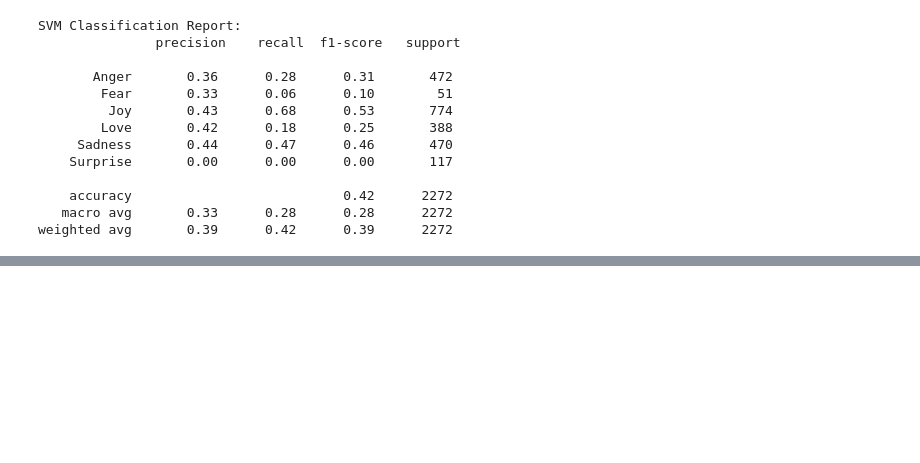
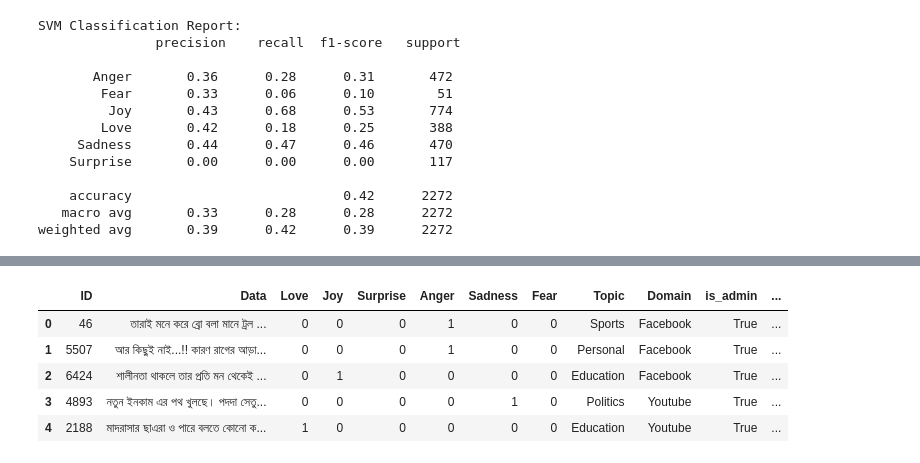
Before and after one commit to nafi-ullah/sentiment-analysis, a Jupyter notebook: main.ipynb, the cells around one changed output, grey strips where cells are left out. Cells and saved outputs as stored; diff of their text form; code cells hidden in the pictures; blank space fills up the shorter version.

```diff
--- a/main.ipynb
+++ b/main.ipynb
@@ -361,0 +426,9 @@ weighted avg       0.39      0.42      0.39      2272
+# %%
+df_test.head()
+# %% [output]
+|  | ID | Data | Love | Joy | Surprise | Anger | Sadness | Fear | Topic | Domain | is_admin | ... |
+| 0 | 46 | তারাই মনে করে ব্রো বলা মানে ট্রল ... | 0 | 0 | 0 | 1 | 0 | 0 | Sports | Facebook | True | ... |
+| 1 | 5507 | আর কিছুই নাই...!! কারণ রাগের আড়া... | 0 | 0 | 0 | 1 | 0 | 0 | Personal | Facebook | True | ... |
+| 2 | 6424 | শালীনতা থাকলে তার প্রতি মন থেকেই ... | 0 | 1 | 0 | 0 | 0 | 0 | Education | Facebook | True | ... |
+| 3 | 4893 | নতুন ইনকাম এর পথ খুলছে। পদদা সেতু... | 0 | 0 | 0 | 0 | 1 | 0 | Politics | Youtube | True | ... |
+| 4 | 2188 | মাদরাসার ছাএরা ও পারে বলতে কোনো ক... | 1 | 0 | 0 | 0 | 0 | 0 | Education | Youtube | True | ... |
```
Also changed, not shown: parts of 27 cells of this notebook.
